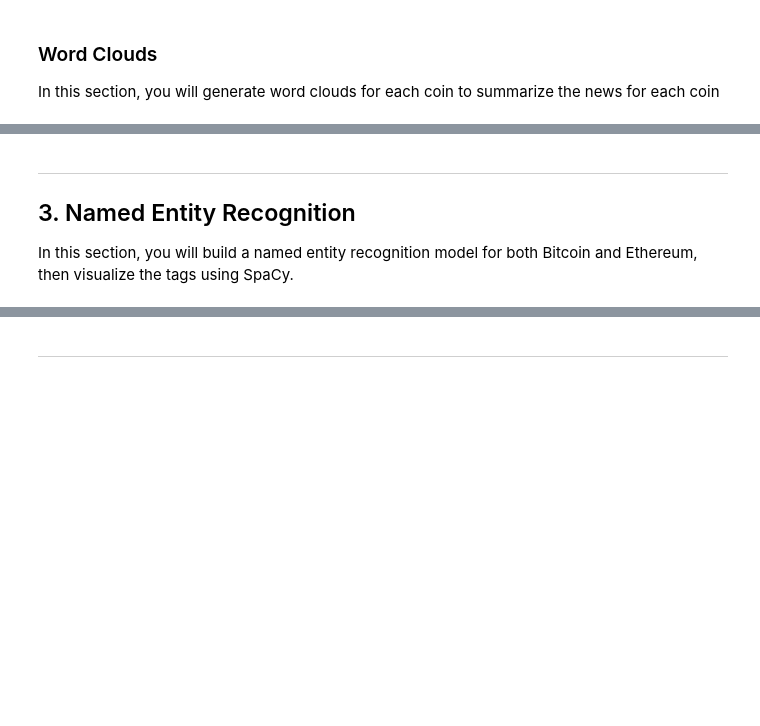
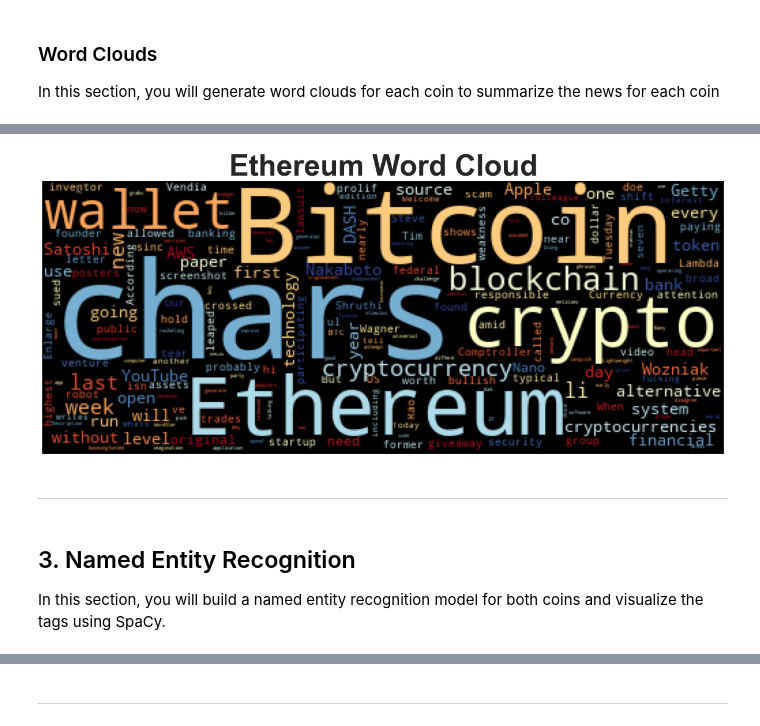
Before and after one commit to omarabuzeid/NLP, a Jupyter notebook: crypto_sentiment.ipynb, the cells around one changed output, grey strips where cells are left out. Cells and saved outputs as stored; diff of their text form; code cells hidden in the pictures; blank space fills up the shorter version.

```diff
--- a/crypto_sentiment.ipynb
+++ b/crypto_sentiment.ipynb
@@ -143,3 +219,4 @@ def tokenizer(text):
 # %%
 # Create a new tokens column for Ethereum
-# YOUR CODE HERE!
+eth["tokens"] = eth.text.apply(tokenizer)
+eth.head()
@@ -193,8 +353,13 @@ mpl.rcParams['figure.figsize'] = [20.0, 10.0]
+# %%
+wordcloud(eth.text.str.cat(), title="Ethereum Word Cloud")
+# %% [output]
+[figure, added]
+# %% [markdown]
+---
 # %% [markdown]
----
 ## 3. Named Entity Recognition
 
-In this section, you will build a named entity recognition model for both Bitcoin and Ethereum, then visualize the tags using SpaCy.
+In this section, you will build a named entity recognition model for both coins and visualize the tags using SpaCy.
 # %%
 import spacy
 from spacy import displacy
```
Also changed, not shown: parts of 40 cells of this notebook.
